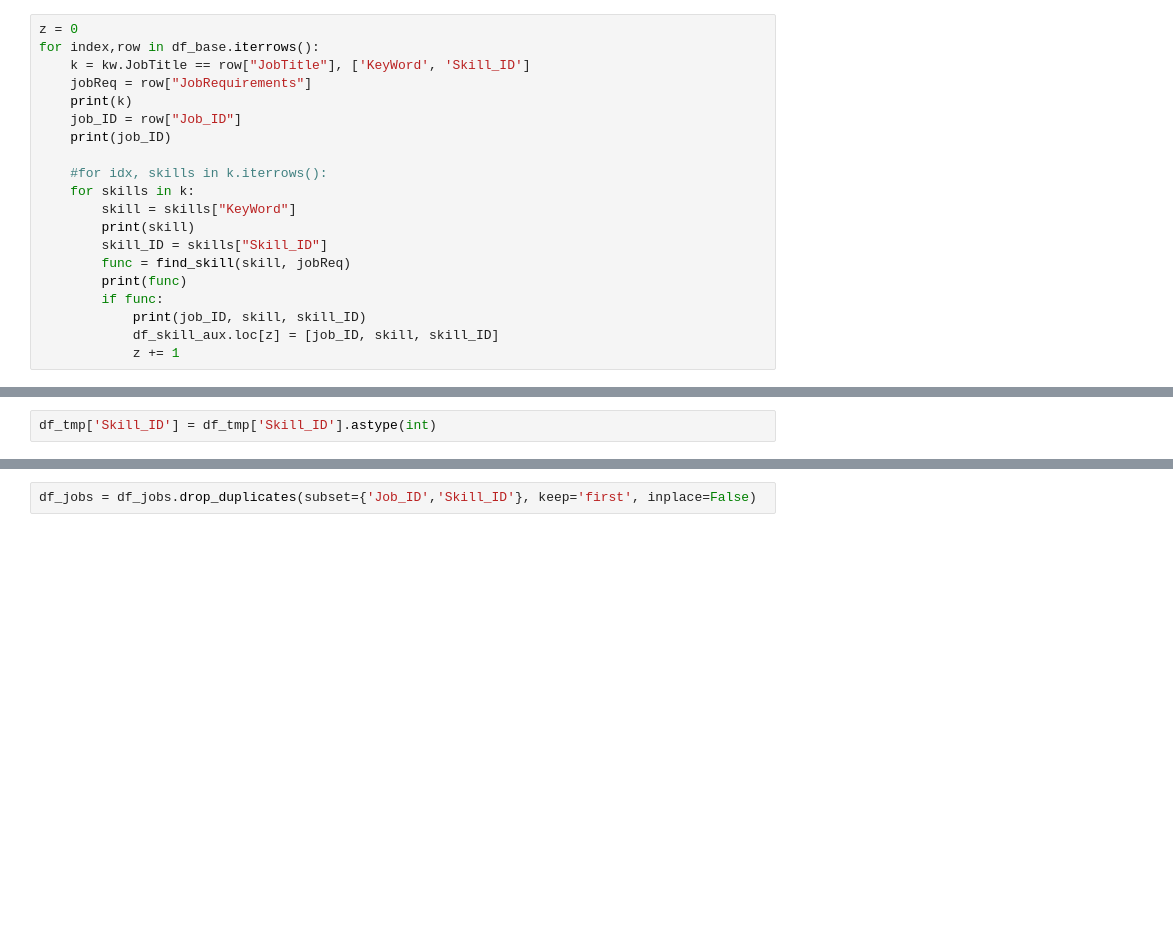
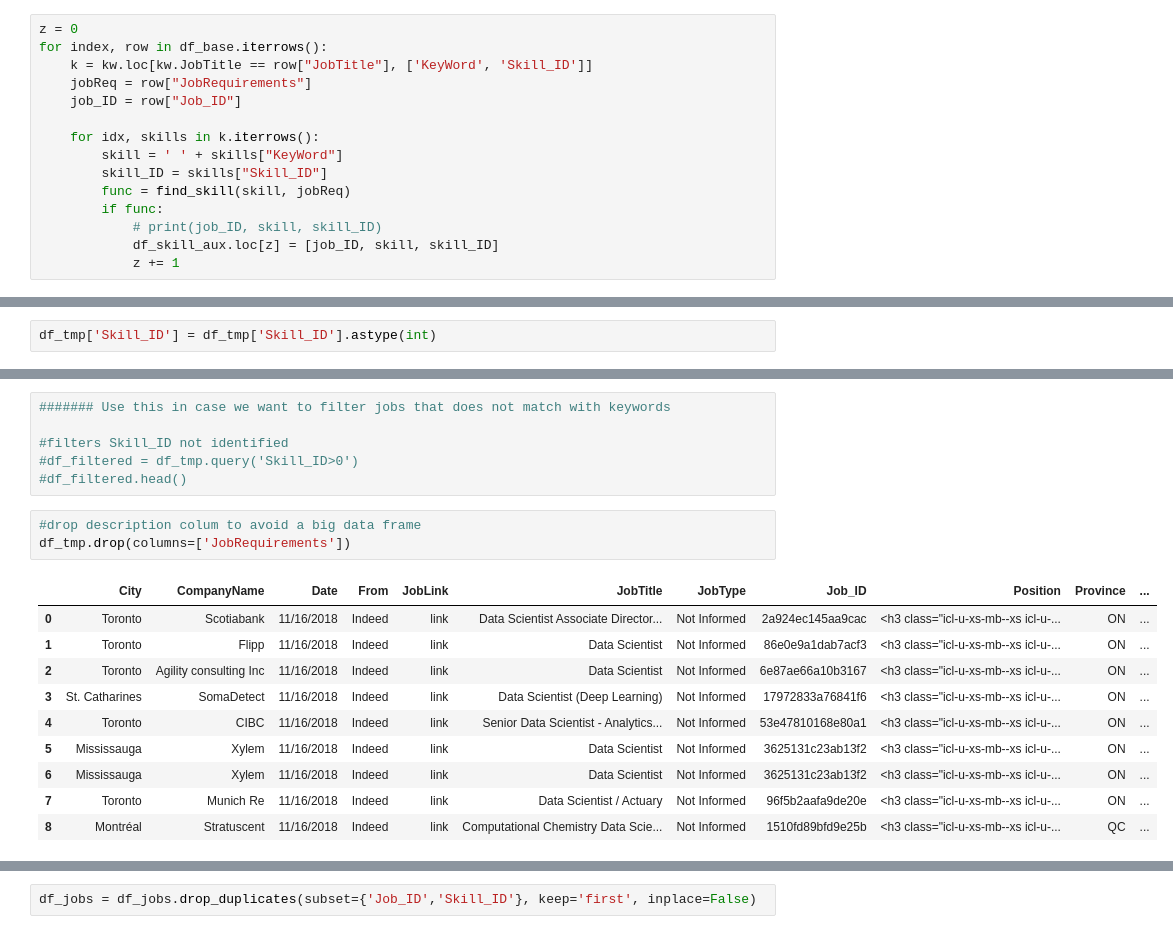
Before and after one commit to lararm/DataScience, a Jupyter notebook: Data Science Jobs Analyze - complete version.ipynb, the cells around one changed output, grey strips where cells are left out. Drawn from its saved outputs; the diff is of its cells as text; blank space fills up the shorter version.

```diff
--- a/Data Science Jobs Analyze - complete version.ipynb
+++ b/Data Science Jobs Analyze - complete version.ipynb
@@ -321,20 +274,15 @@ df_skill_aux
 # %%
 z = 0
-for index,row in df_base.iterrows():
-    k = kw.JobTitle == row["JobTitle"], ['KeyWord', 'Skill_ID']
+for index, row in df_base.iterrows():
+    k = kw.loc[kw.JobTitle == row["JobTitle"], ['KeyWord', 'Skill_ID']]
     jobReq = row["JobRequirements"]
-    print(k)
     job_ID = row["Job_ID"]
-    print(job_ID)
 
-    #for idx, skills in k.iterrows():
-    for skills in k:
-        skill = skills["KeyWord"]
-        print(skill)
+    for idx, skills in k.iterrows():
+        skill = ' ' + skills["KeyWord"]
         skill_ID = skills["Skill_ID"]
         func = find_skill(skill, jobReq)
-        print(func)
         if func:
-            print(job_ID, skill, skill_ID)
+            # print(job_ID, skill, skill_ID)
             df_skill_aux.loc[z] = [job_ID, skill, skill_ID]
             z += 1
@@ -399 +308,21 @@ skill_source
+# %%
+####### Use this in case we want to filter jobs that does not match with keywords
+
+#filters Skill_ID not identified
+#df_filtered = df_tmp.query('Skill_ID>0')
+#df_filtered.head()
+# %%
+#drop description colum to avoid a big data frame
+df_tmp.drop(columns=['JobRequirements'])
+# %% [output]
+|  | City | CompanyName | Date | From | JobLink | JobTitle | JobType | Job_ID | Position | Province | ... |
+| 0 | Toronto | Scotiabank | 11/16/2018 | Indeed | link | Data Scientist Associate Director... | Not Informed | 2a924ec145aa9cac | <h3 class="icl-u-xs-mb--xs icl-u-... | ON | ... |
+| 1 | Toronto | Flipp | 11/16/2018 | Indeed | link | Data Scientist | Not Informed | 86e0e9a1dab7acf3 | <h3 class="icl-u-xs-mb--xs icl-u-... | ON | ... |
+| 2 | Toronto | Agility consulting Inc | 11/16/2018 | Indeed | link | Data Scientist | Not Informed | 6e87ae66a10b3167 | <h3 class="icl-u-xs-mb--xs icl-u-... | ON | ... |
+| 3 | St. Catharines | SomaDetect | 11/16/2018 | Indeed | link | Data Scientist (Deep Learning) | Not Informed | 17972833a76841f6 | <h3 class="icl-u-xs-mb--xs icl-u-... | ON | ... |
+| 4 | Toronto | CIBC | 11/16/2018 | Indeed | link | Senior Data Scientist - Analytics... | Not Informed | 53e47810168e80a1 | <h3 class="icl-u-xs-mb--xs icl-u-... | ON | ... |
+| 5 | Mississauga | Xylem | 11/16/2018 | Indeed | link | Data Scientist | Not Informed | 3625131c23ab13f2 | <h3 class="icl-u-xs-mb--xs icl-u-... | ON | ... |
+| 6 | Mississauga | Xylem | 11/16/2018 | Indeed | link | Data Scientist | Not Informed | 3625131c23ab13f2 | <h3 class="icl-u-xs-mb--xs icl-u-... | ON | ... |
+| 7 | Toronto | Munich Re | 11/16/2018 | Indeed | link | Data Scientist / Actuary | Not Informed | 96f5b2aafa9de20e | <h3 class="icl-u-xs-mb--xs icl-u-... | ON | ... |
+| 8 | Montréal | Stratuscent | 11/16/2018 | Indeed | link | Computational Chemistry Data Scie... | Not Informed | 1510fd89bfd9e25b | <h3 class="icl-u-xs-mb--xs icl-u-... | QC | ... |
 # %%
```
Also changed, not shown: parts of 13 cells of this notebook.
